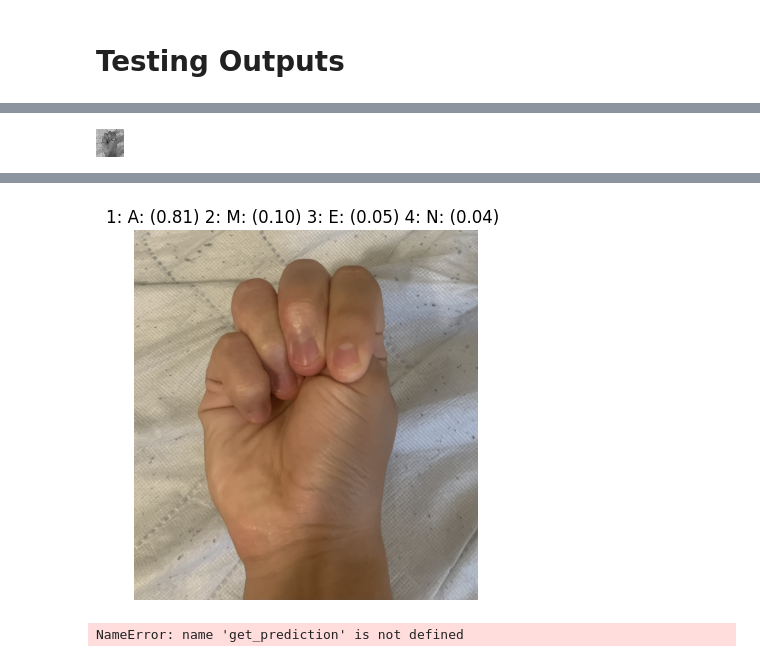
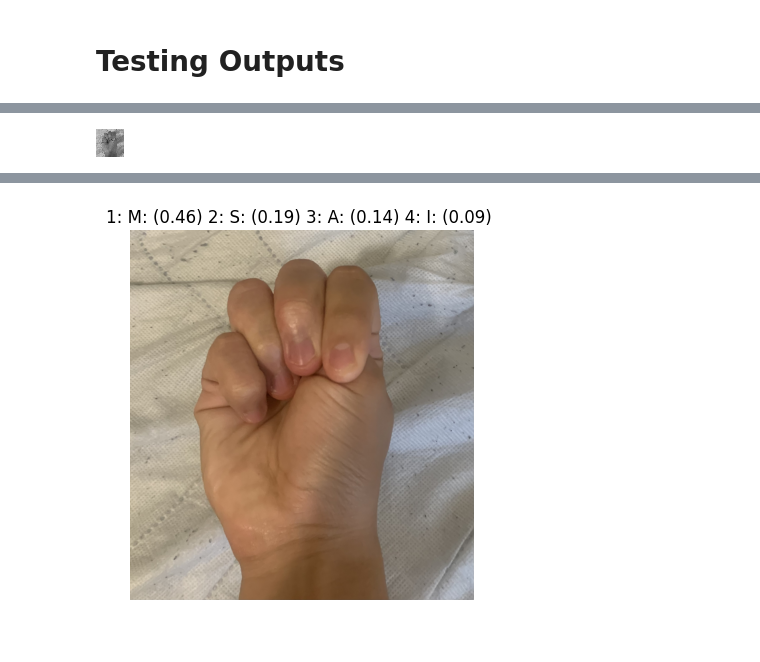
Before and after one commit to joestrada1022/ASL_CNN_Model, a Jupyter notebook: ASL_Model.ipynb, the cells around one changed output, grey strips where cells are left out. Drawn from its saved outputs; the diff is of its cells as text; code cells hidden in the pictures.

```diff
--- a/ASL_Model.ipynb
+++ b/ASL_Model.ipynb
@@ -361,8 +371,6 @@ MODEL ACCURACY = 99.92779493331909%
 def get_prediction(image_path: str, Model, num_pred: int = 3):
   hand = cv2.imread(image_path)
   gray = cv2.cvtColor(hand, cv2.COLOR_BGR2GRAY)
-  gray = cv2.GaussianBlur(gray, (5, 5), 15)
-  gray = cv2.threshold(gray, 0, 255, cv2.THRESH_BINARY + cv2.THRESH_OTSU)[1]
 
   reshaped = cv2.resize(gray, (28, 28))
   cv2_imshow(reshaped)
@@ -409,4 +417,4 @@ get_prediction('joshC.jpg', model)
 # %%
-get_prediction('joshM.jpg', model, 4)
+get_prediction('/dataset/joshM.jpg', model, 4)
 # %% [output]
 [figure]
@@ -414,5 +422 @@ get_prediction('joshM.jpg', model, 4)
-[figure, old version]
+[figure, new version]
-# %%
-get_prediction('prernaM.jpg', model)
-# %% [output]
-NameError: name 'get_prediction' is not defined
```
Also changed, not shown: parts of 14 cells of this notebook.
